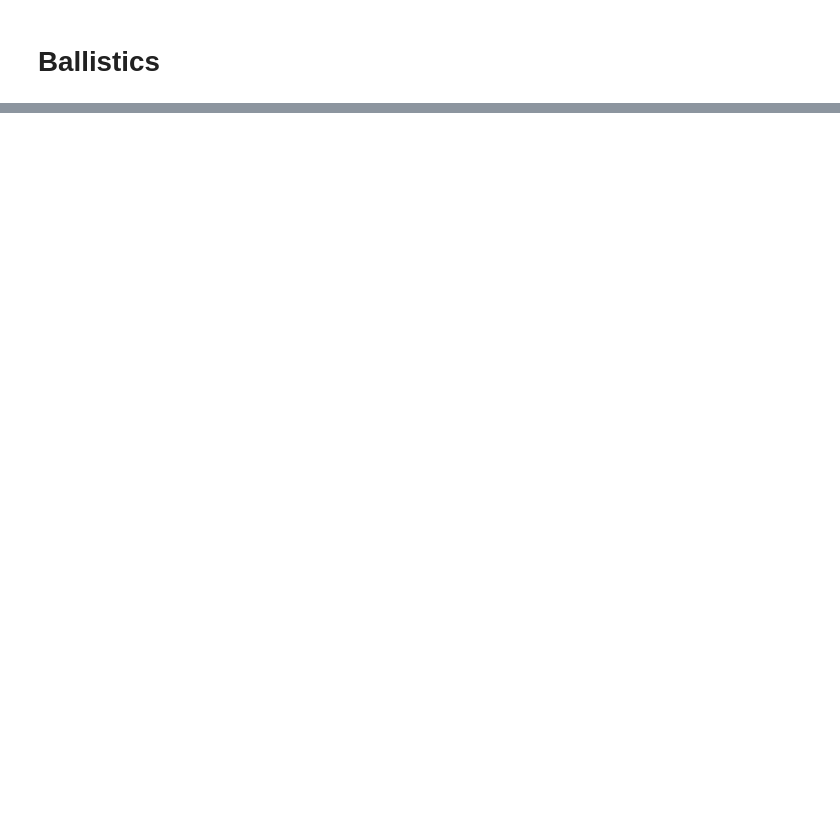
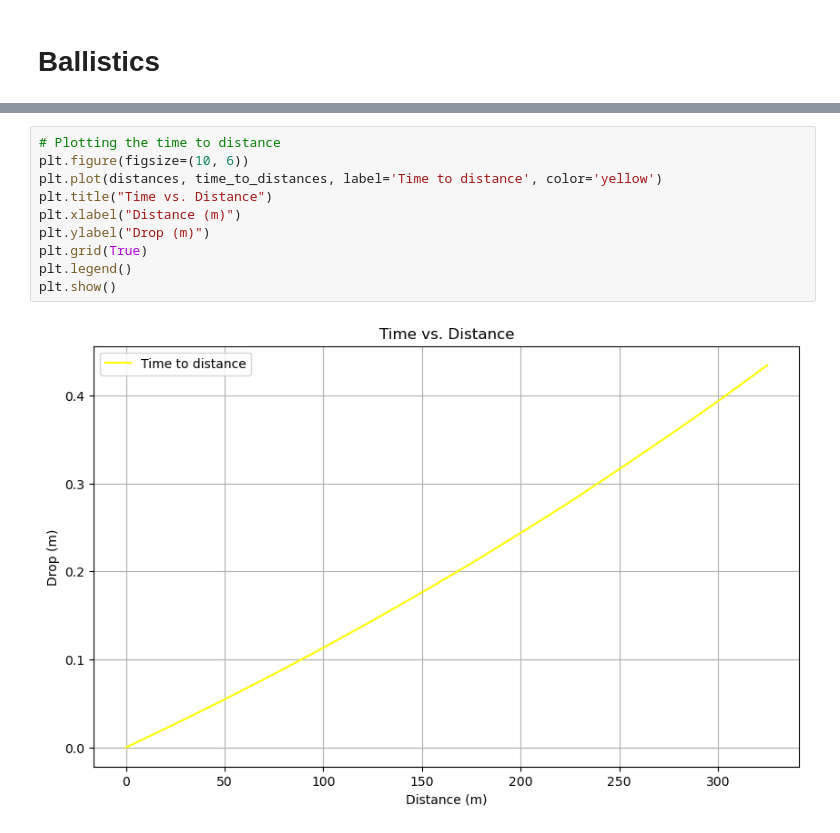
Before and after one commit to theresiasnow/ballistics, a Jupyter notebook: ballistics.ipynb, the cells around one changed output, grey strips where cells are left out. Cells and saved outputs as stored; diff of their text form; blank space fills up the shorter version.

```diff
--- a/ballistics.ipynb
+++ b/ballistics.ipynb
@@ -85 +94,13 @@ plt.show()
+# %%
+# Plotting the time to distance
+plt.figure(figsize=(10, 6))
+plt.plot(distances, time_to_distances, label='Time to distance', color='yellow')
+plt.title("Time vs. Distance")
+plt.xlabel("Distance (m)")
+plt.ylabel("Drop (m)")
+plt.grid(True)
+plt.legend()
+plt.show()
+# %% [output]
+[figure, added]
 # %%
```
Also changed, not shown: parts of 8 cells of this notebook, 2 other files.
